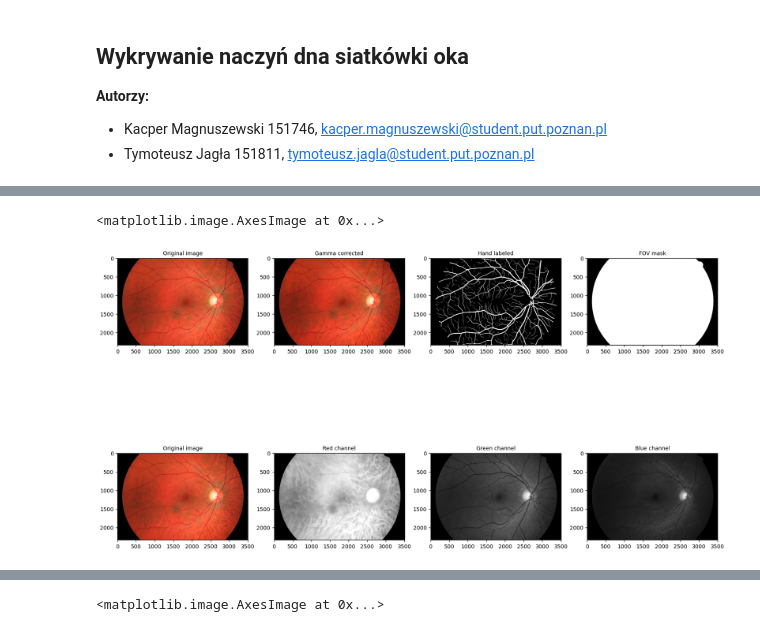
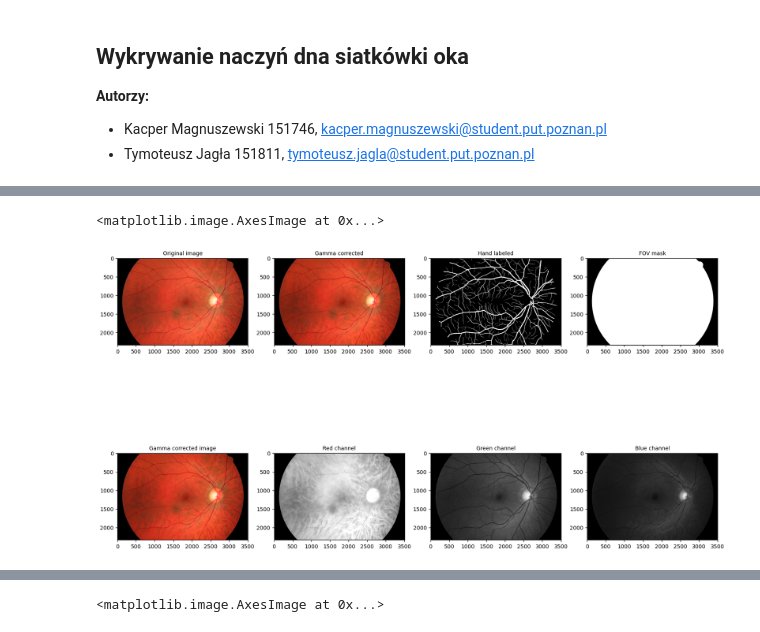
Before and after one commit to MagnuSiwy/DnoOka, a Jupyter notebook: dnoOka.ipynb, the cells around one changed output, grey strips where cells are left out. Drawn from its saved outputs; the diff is of its cells as text; code cells hidden in the pictures.

```diff
--- a/dnoOka.ipynb
+++ b/dnoOka.ipynb
@@ -40,42 +52,38 @@ def read_single_image(imagePath, labeledPath, fovPath):
 
     return Image(image, image_gamma_corrected, image_labeled, image_fov)
 # %%
-# images = read_images("images/", "manual/", "fovmasks/")
 images = []
 
 for image_path, labeled_path, fov_path in zip(IMAGE_PATHS, LABELED_PATHS, FOV_PATHS):
     images.append(read_single_image(image_path, labeled_path, fov_path))
 
-image = cv2.imread(IMAGE)
-image = cv2.cvtColor(image, cv2.COLOR_BGR2RGB)
-image_gamma_corrected = exp.adjust_gamma(image, 1.1)
-image_labeled = cv2.imread(LABELED, cv2.IMREAD_GRAYSCALE)
-image_labeled[np.where(image_labeled > 0)] = 1
-image_fov = cv2.imread(FOV, cv2.IMREAD_GRAYSCALE)
+image = images[0].image
+image_gamma_corrected = images[0].gammaCorrected
+image_labeled = images[0].labeled
+image_fov = images[0].fov
 
 image_red = image_gamma_corrected[:, :, 0]
 image_green = image_gamma_corrected[:, :, 1]
 image_blue = image_gamma_corrected[:, :, 2]
 
 fig, ax = plt.subplots(2, 4)
-# plt.figure(figsize = (20, 15))
 ax[0][0].set_title("Original image", fontdict = {'fontsize': 10})
 ax[0][1].set_title("Gamma corrected", fontdict = {'fontsize': 10})
 ax[0][2].set_title("Hand labeled", fontdict = {'fontsize': 10})
 ax[0][3].set_title("FOV mask", fontdict = {'fontsize': 10})
 ax[0][0].imshow(image)
 ax[0][1].imshow(image_gamma_corrected)
 ax[0][2].imshow(image_labeled, cmap = "gray")
 ax[0][3].imshow(image_fov, cmap = "gray")
 
-ax[1][0].set_title("Original image", fontdict = {'fontsize': 10})
+ax[1][0].set_title("Gamma corrected image", fontdict = {'fontsize': 10})
 ax[1][1].set_title("Red channel", fontdict = {'fontsize': 10})
 ax[1][2].set_title("Green channel", fontdict = {'fontsize': 10})
 ax[1][3].set_title("Blue channel", fontdict = {'fontsize': 10})
-ax[1][0].imshow(image)
+ax[1][0].imshow(image_gamma_corrected)
 ax[1][1].imshow(image_red, cmap = "gray")
 ax[1][2].imshow(image_green, cmap = "gray")
 ax[1][3].imshow(image_blue, cmap = "gray")
 # %% [output]
 <matplotlib.image.AxesImage at 0x...>
-[figure, old version]
+[figure, new version]
```
Also changed, not shown: parts of 9 cells of this notebook.
